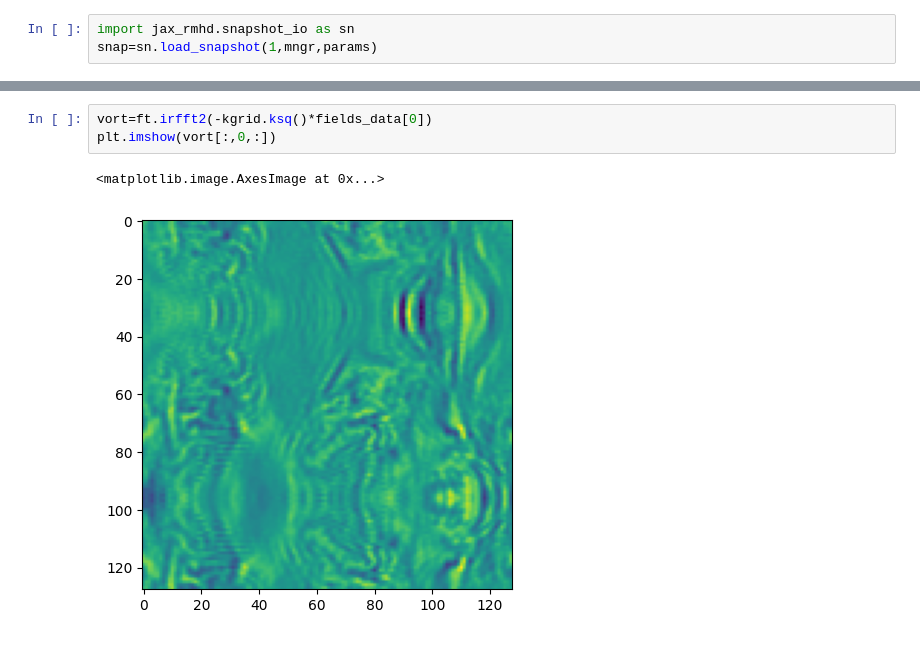
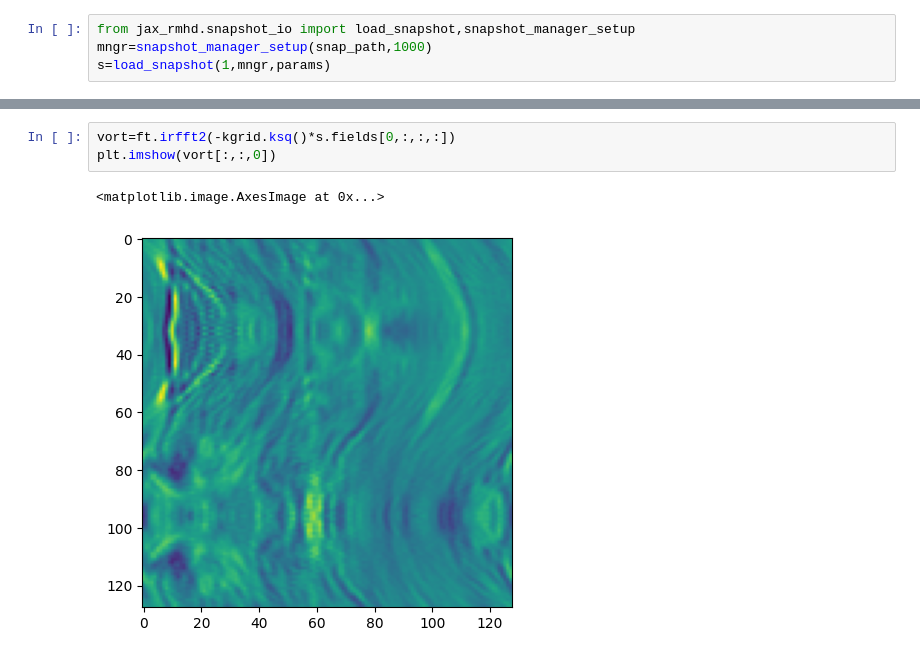
Before and after one commit to alfredmallet/jax_rmhd, a Jupyter notebook: examples/load_savio_on_laptop.ipynb, the cells around one changed output, grey strips where cells are left out. Drawn from its saved outputs; the diff is of its cells as text.

```diff
--- a/examples/load_savio_on_laptop.ipynb
+++ b/examples/load_savio_on_laptop.ipynb
@@ -42,3 +77,4 @@ Running in local mode. Total devices: 32
 # %%
-import jax_rmhd.snapshot_io as sn
-snap=sn.load_snapshot(1,mngr,params)
+from jax_rmhd.snapshot_io import load_snapshot,snapshot_manager_setup
+mngr=snapshot_manager_setup(snap_path,1000)
+s=load_snapshot(1,mngr,params)
@@ -222,6 +81,6 @@ Dtype: complex64
 # %%
-vort=ft.irfft2(-kgrid.ksq()*fields_data[0])
-plt.imshow(vort[:,0,:])
+vort=ft.irfft2(-kgrid.ksq()*s.fields[0,:,:,:])
+plt.imshow(vort[:,:,0])
 # %% [output]
 <matplotlib.image.AxesImage at 0x...>
-[figure, old version]
+[figure, new version]
```
Also changed, not shown: parts of 12 cells of this notebook, 3 other files.
